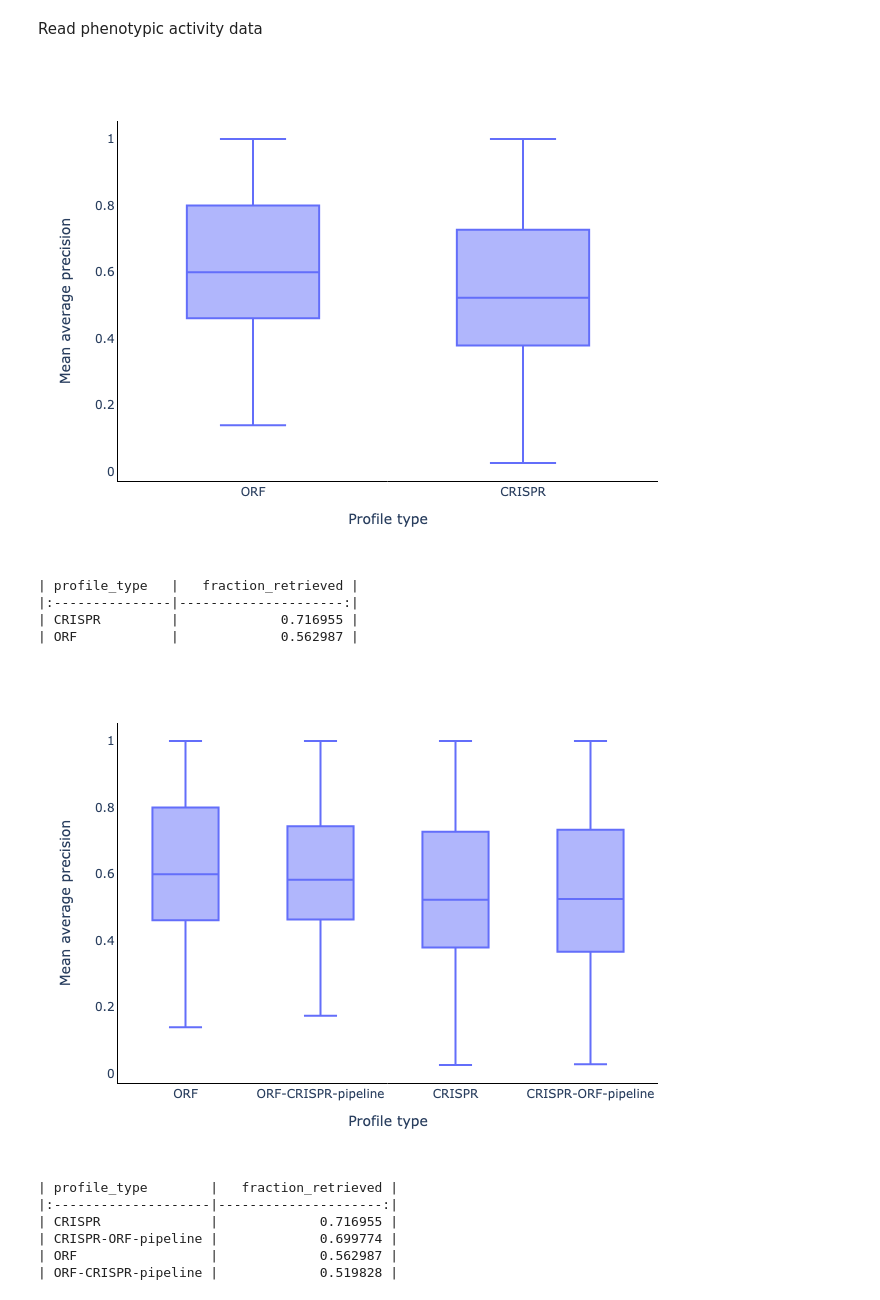
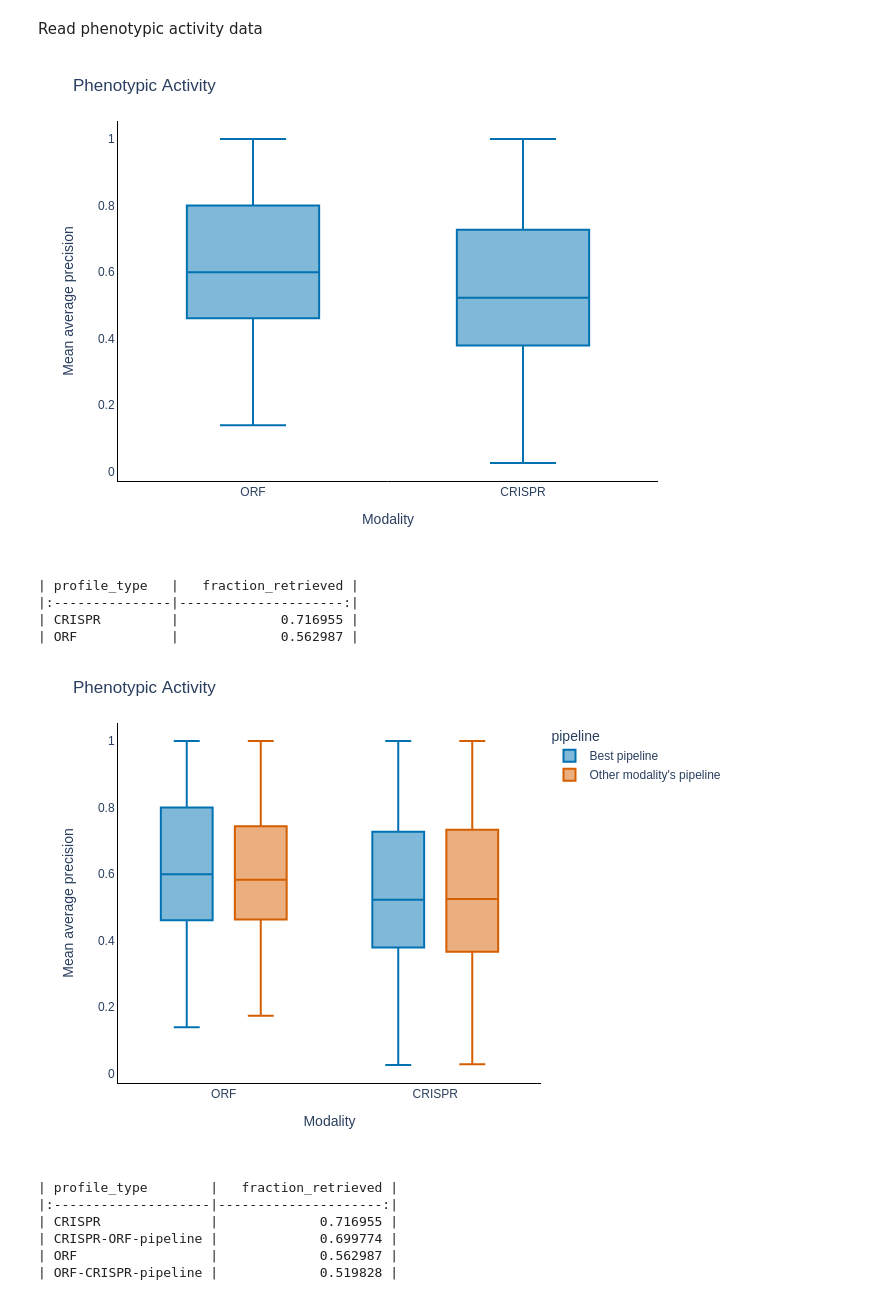
Before and after one commit to jump-cellpainting/2024_Chandrasekaran_Morphmap, a Jupyter notebook: 03.retrieve-annotations/x.plot-retrieval.ipynb, the cells around one changed output. Saved outputs shown, nothing was run; the diff lists cells and outputs as text; code cells hidden in the pictures.

Commit message:
Update figures

```diff
--- a/03.retrieve-annotations/x.plot-retrieval.ipynb
+++ b/03.retrieve-annotations/x.plot-retrieval.ipynb
@@ -21,9 +21,16 @@ modality = {
     "CRISPR-ORF-pipeline": "CRISPR",
 }
 
+pipeline = {
+    "ORF": "Best pipeline",
+    "CRISPR": "Best pipeline",
+    "ORF-CRISPR-pipeline": "Other modality's pipeline",
+    "CRISPR-ORF-pipeline": "Other modality's pipeline",
+}
+
 color_discrete_map = {
-    "ORF": "#",
-    "CRISPR": "red",
+    "Best pipeline": "rgb(0, 114, 178)",
+    "Other modality's pipeline": "rgb(213, 94, 0)",
 }
 # %% [markdown]
 Read phenotypic activity data
@@ -33,22 +40,32 @@ phenotypic_activity_df = pd.DataFrame()
 for profile in profiles:
     df = pd.read_csv(f"output/phenotypic-activity-{profiles[profile]}.csv.gz")
     df["profile_type"] = profile
+    df["modality"] = modality[profile]
+    df["pipeline"] = pipeline[profile]
     phenotypic_activity_df = pd.concat(
         [phenotypic_activity_df, df], ignore_index=True, axis=0
     )
 # %%
-fig = (
-    px.box(phenotypic_activity_df, x="profile_type", y="mean_average_precision")
-    .update_layout(
-        xaxis=dict(title="Profile type", linecolor="black"),
-        yaxis=dict(title="Mean average precision", linecolor="black"),
-        plot_bgcolor="white",
-    )
+fig = px.box(
+    phenotypic_activity_df,
+    x="modality",
+    y="mean_average_precision",
+    color="pipeline",
+    color_discrete_map=color_discrete_map,
+).update_layout(
+    title="Phenotypic Activity",
+    xaxis=dict(title="Modality", linecolor="black"),
+    yaxis=dict(title="Mean average precision", linecolor="black"),
+    plot_bgcolor="white",
+    paper_bgcolor="white",
+    showlegend=False,
 )
 
 fig.show("png")
+fig.write_image("figures/phenotypic-activity-best-profiles.png", height=480, width=640, scale=2)
+fig.write_image("figures/phenotypic-activity-best-profiles.svg", height=480, width=640, scale=2)
 # %% [output]
-[figure, old version]
+[figure, new version]
 # %%
 fraction_retrieved = (
     phenotypic_activity_df.groupby("profile_type")
@@ -69,22 +86,31 @@ all_phenotypic_activity_df = pd.DataFrame()
 for profile in all_profiles:
     df = pd.read_csv(f"output/phenotypic-activity-{all_profiles[profile]}.csv.gz")
     df["profile_type"] = profile
+    df["modality"] = modality[profile]
+    df["pipeline"] = pipeline[profile]
     all_phenotypic_activity_df = pd.concat(
         [all_phenotypic_activity_df, df], ignore_index=True, axis=0
     )
 # %%
-fig = (
-    px.box(all_phenotypic_activity_df, x="profile_type", y="mean_average_precision")
-    .update_layout(
-        xaxis=dict(title="Profile type", linecolor="black"),
-        yaxis=dict(title="Mean average precision", linecolor="black"),
-        plot_bgcolor="white",
-    )
+fig = px.box(
+    all_phenotypic_activity_df,
+    x="modality",
+    y="mean_average_precision",
+    color="pipeline",
+    color_discrete_map=color_discrete_map,
+).update_layout(
+    title="Phenotypic Activity",
+    xaxis=dict(title="Modality", linecolor="black"),
+    yaxis=dict(title="Mean average precision", linecolor="black"),
+    plot_bgcolor="white",
+    paper_bgcolor="white",
 )
 
 fig.show("png")
+fig.write_image("figures/phenotypic-activity-all-profiles.png", height=480, width=640, scale=2)
+fig.write_image("figures/phenotypic-activity-all-profiles.svg", height=480, width=640, scale=2)
 # %% [output]
-[figure, old version]
+[figure, new version]
 # %%
 fraction_retrieved = (
     all_phenotypic_activity_df.groupby("profile_type")
```
Also changed, not shown: 4 other files.
